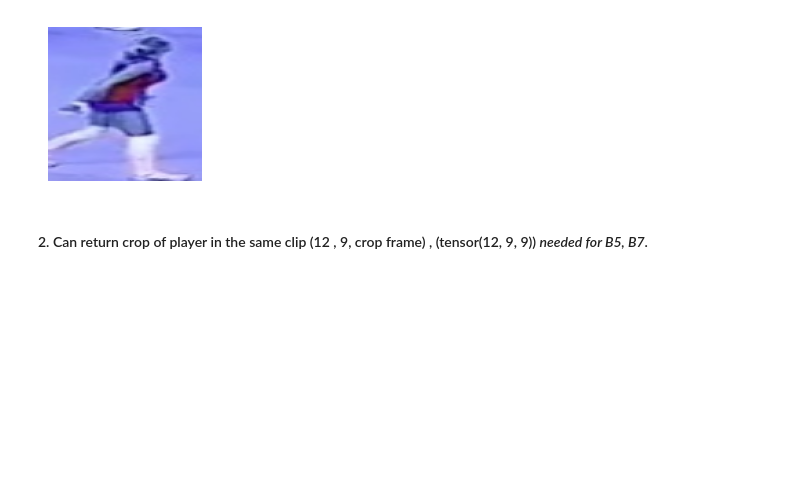
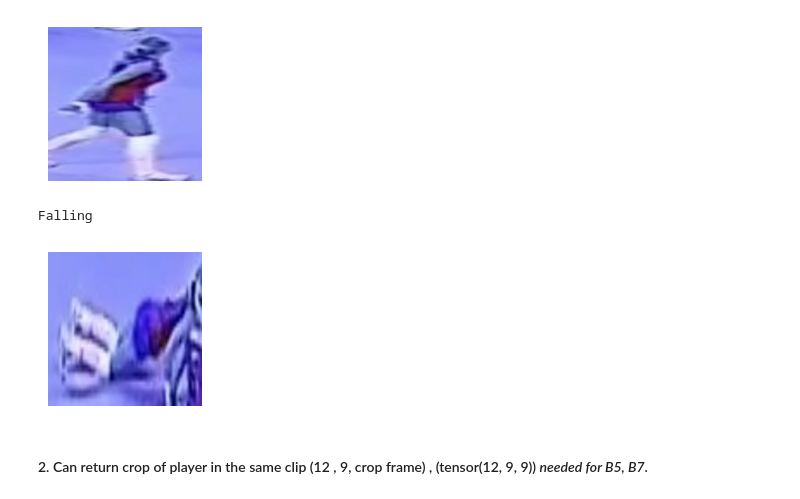
Before and after one commit to Sh-31/Group-Activity-Recognition, a Jupyter notebook: data_utils/data_loader_verifaction.ipynb, the cells around one changed output. Cells and saved outputs as stored; diff of their text form; code cells hidden in the pictures; blank space fills up the shorter version.

```diff
--- a/data_utils/data_loader_verifaction.ipynb
+++ b/data_utils/data_loader_verifaction.ipynb
@@ -123,6 +104,19 @@ plt.show()
 # %% [output]
 Standing
 [figure]
+# %%
+frame , label = data_loader[800]
+
+label_idex = label.argmax().item()
+print(f"{people_activity_clases[label_idex]}")
+
+plt.figure(figsize=(2, 2))
+plt.imshow(frame.permute(1,2,0))  # Converts from (C, H, W) to (H, W, C)
+plt.axis('off')  # Optional: to hide axes
+plt.show()
+# %% [output]
+Falling
+[figure, added]
 # %%
 del data_loader
 # %% [markdown]
```
Also changed, not shown: parts of 60 cells of this notebook, 3 other files.
